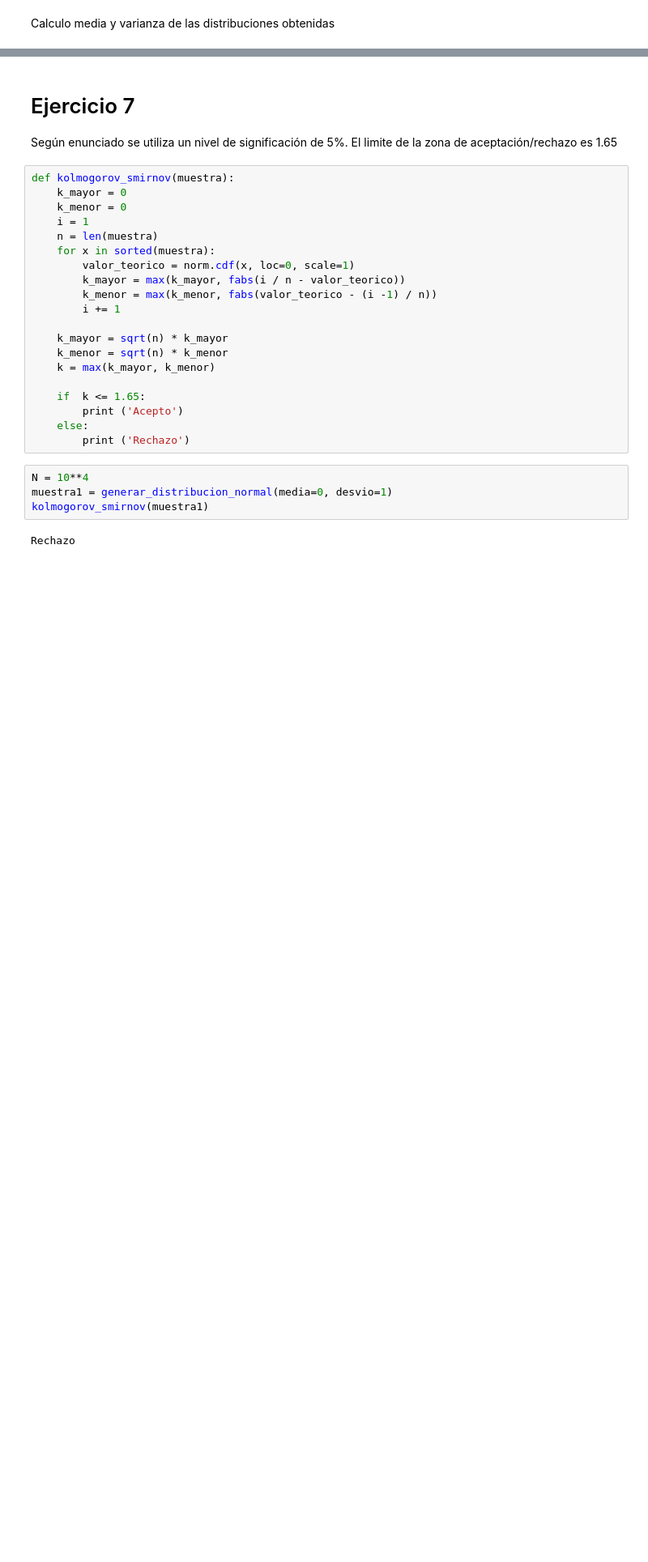
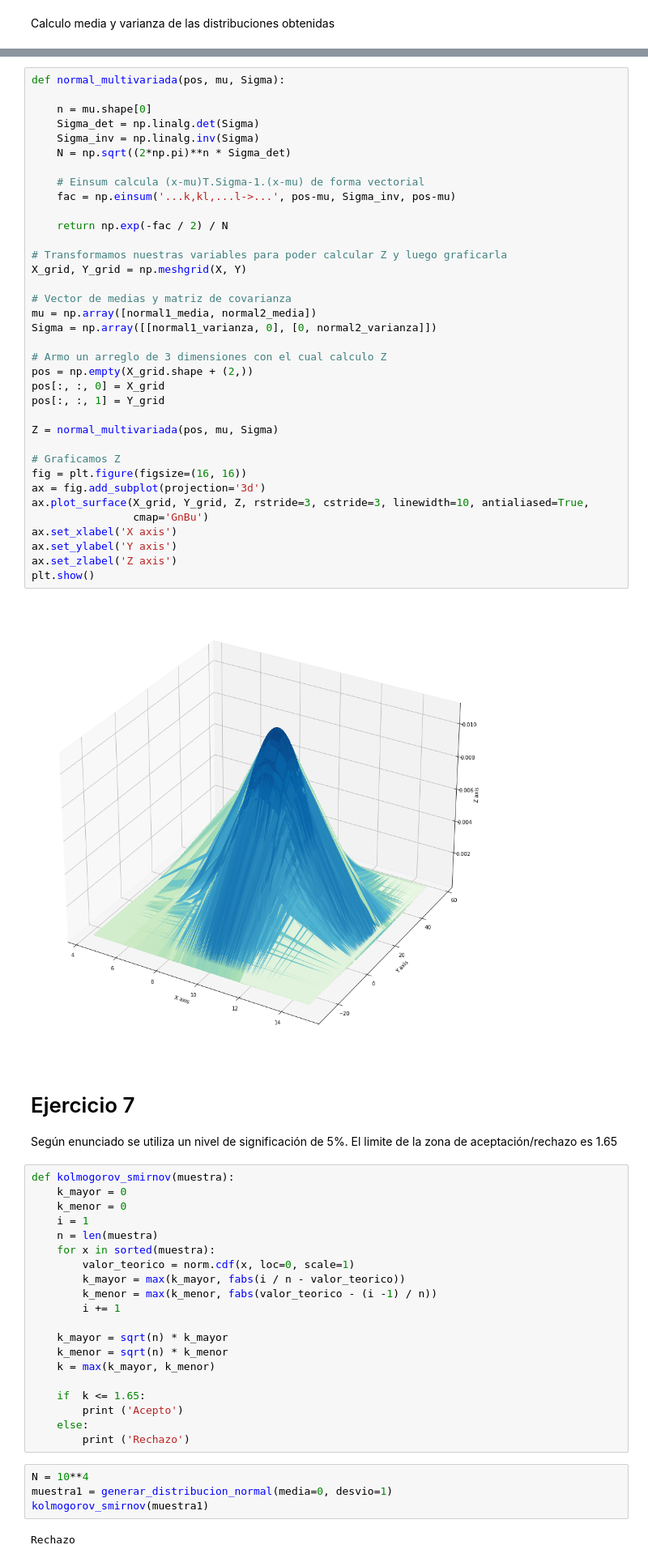
Before and after one commit to nicolaslongo/tp1-simulacion, a Jupyter notebook: Ejercicio 6 y 7.ipynb, the cells around one changed output, grey strips where cells are left out. Shown at 81% size. Saved outputs shown, nothing was run; the diff lists cells and outputs as text; blank space fills up the shorter version.

```diff
--- a/Ejercicio 6 y 7.ipynb
+++ b/Ejercicio 6 y 7.ipynb
@@ -78,3 +106,41 @@ Con las distribuciones normales creadas creo una nueva distribucion bivariada
+# %%
+def normal_multivariada(pos, mu, Sigma):
+
+    n = mu.shape[0]
+    Sigma_det = np.linalg.det(Sigma)
+    Sigma_inv = np.linalg.inv(Sigma)
+    N = np.sqrt((2*np.pi)**n * Sigma_det)
+
+    # Einsum calcula (x-mu)T.Sigma-1.(x-mu) de forma vectorial
+    fac = np.einsum('...k,kl,...l->...', pos-mu, Sigma_inv, pos-mu)
+
+    return np.exp(-fac / 2) / N
+
+# Transformamos nuestras variables para poder calcular Z y luego graficarla
+X_grid, Y_grid = np.meshgrid(X, Y)
+
+# Vector de medias y matriz de covarianza
+mu = np.array([normal1_media, normal2_media])
+Sigma = np.array([[normal1_varianza, 0], [0, normal2_varianza]])
+
+# Armo un arreglo de 3 dimensiones con el cual calculo Z
+pos = np.empty(X_grid.shape + (2,))
+pos[:, :, 0] = X_grid
+pos[:, :, 1] = Y_grid
+
+Z = normal_multivariada(pos, mu, Sigma)
+
+# Graficamos Z
+fig = plt.figure(figsize=(16, 16))
+ax = fig.add_subplot(projection='3d')
+ax.plot_surface(X_grid, Y_grid, Z, rstride=3, cstride=3, linewidth=10, antialiased=True,
+                cmap='GnBu')
+ax.set_xlabel('X axis')
+ax.set_ylabel('Y axis')
+ax.set_zlabel('Z axis')
+plt.show()
+# %% [output]
+[figure, added]
 # %% [markdown]
 # Ejercicio 7
 
```
Also changed, not shown: parts of 9 cells of this notebook.
